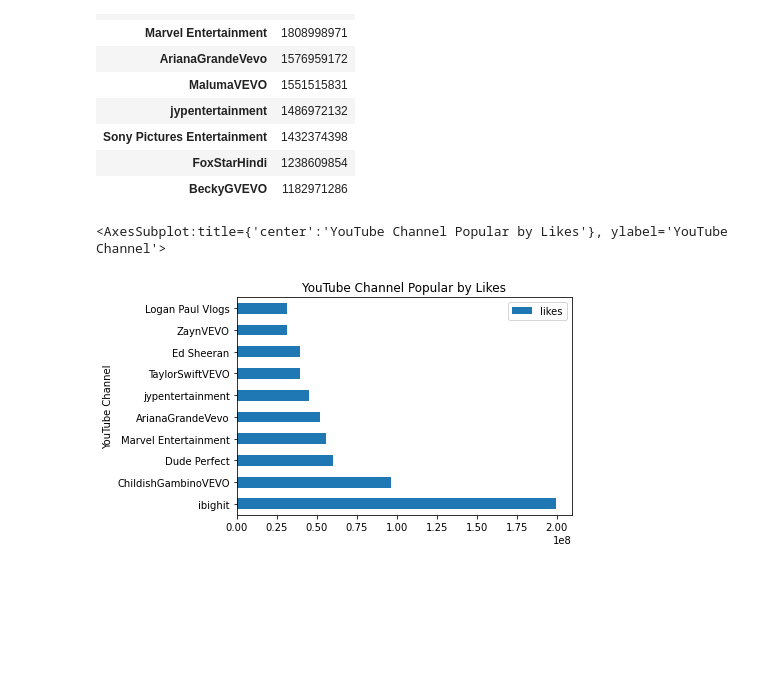
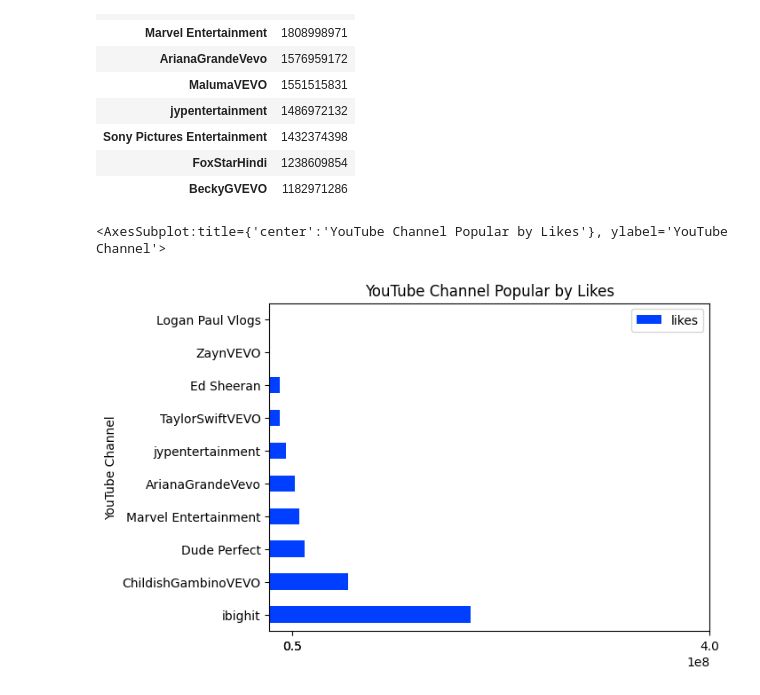
Before and after one commit to morgancoad/pandas-eda-casestudy-overview, a Jupyter notebook: notebooks/test_youtube.ipynb, the cells around one changed output. Drawn from its saved outputs; the diff is of its cells as text; code cells hidden in the pictures; blank space fills up the shorter version.

Commit message:
added category_id_name cols and more charts

```diff
--- a/notebooks/test_youtube.ipynb
+++ b/notebooks/test_youtube.ipynb
@@ -105,11 +125,15 @@ popular_by_views
 # %%
 from turtle import title
 
-
-popular_by_likes.plot(kind='barh', title='YouTube Channel Popular by Likes', ylabel='Number of Likes', xlabel='YouTube Channel', yticks=)
+popular_by_likes.plot(kind='barh',
+                        title='YouTube Channel Popular by Likes',
+                        ylabel='Number of Likes',
+                        xlabel='YouTube Channel',
+                        xlim = (31000000,400000000),
+                        xticks=(50000000,400000000,50000000))
 # %% [output]
 <AxesSubplot:title={'center':'YouTube Channel Popular by Likes'}, ylabel='YouTube Channel'>
-[figure, old version]
+[figure, new version]
 # %%
 popular_by_views.plot(kind='barh')
 # %% [output]
```
Also changed, not shown: parts of 17 cells of this notebook, 2 other files.
